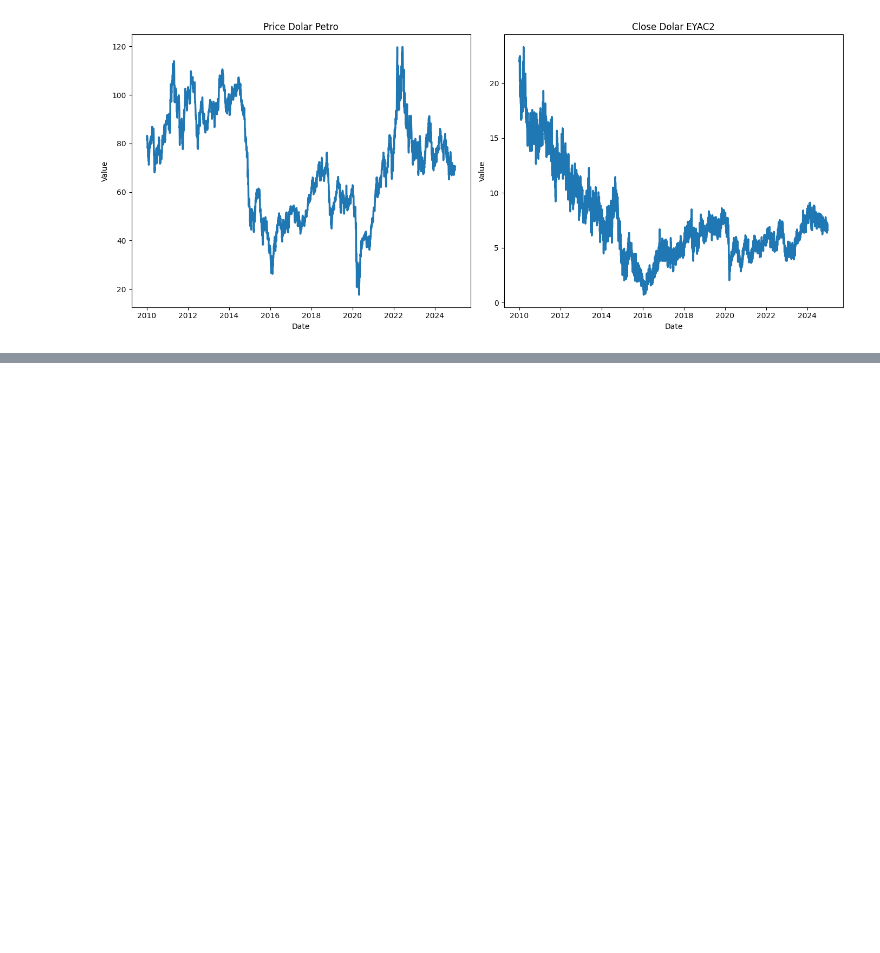
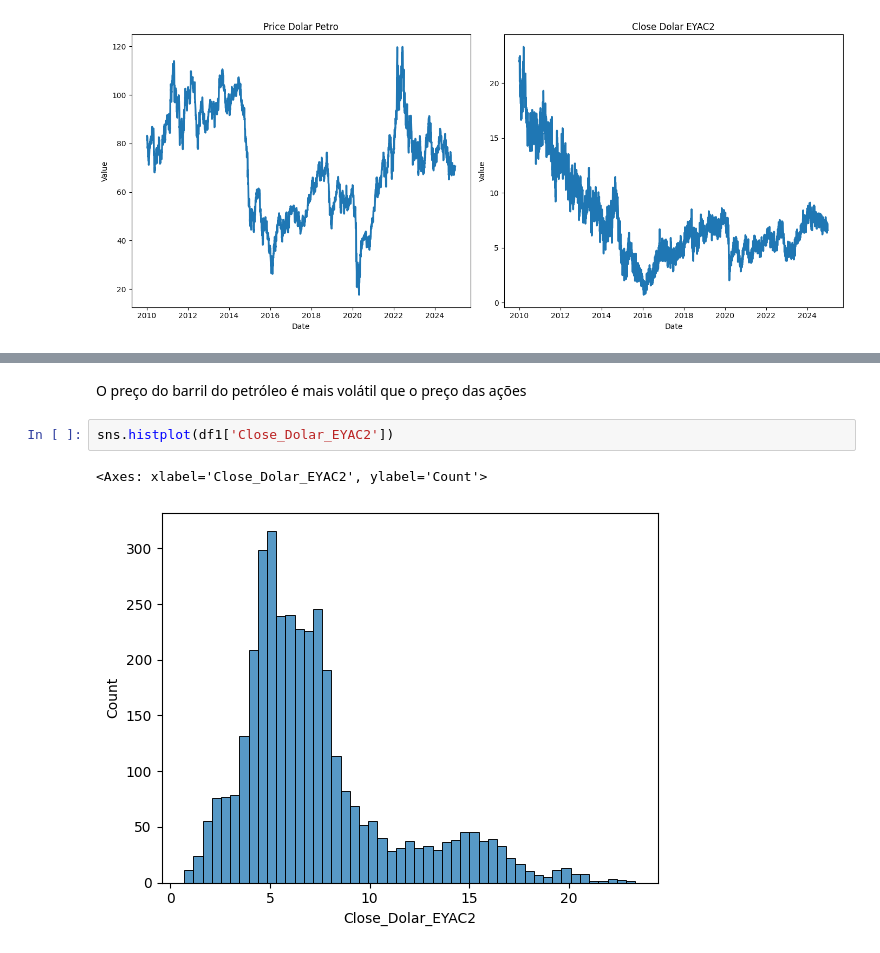
Before and after one commit to Juanpcsdev/Oil-Stock-Project, a Jupyter notebook: Notebooks/Analise/AnaliseExploratoria.ipynb, the cells around one changed output, grey strips where cells are left out. Drawn from its saved outputs; the diff is of its cells as text; blank space fills up the shorter version.

```diff
--- a/Notebooks/Analise/AnaliseExploratoria.ipynb
+++ b/Notebooks/Analise/AnaliseExploratoria.ipynb
@@ -99,0 +130,7 @@ plt.show()
+# %% [markdown]
+O preço do barril do petróleo é mais volátil que o preço das ações
+# %%
+sns.histplot(df1['Close_Dolar_EYAC2'])
+# %% [output]
+<Axes: xlabel='Close_Dolar_EYAC2', ylabel='Count'>
+[figure, added]
```
Also changed, not shown: parts of 21 cells of this notebook.
